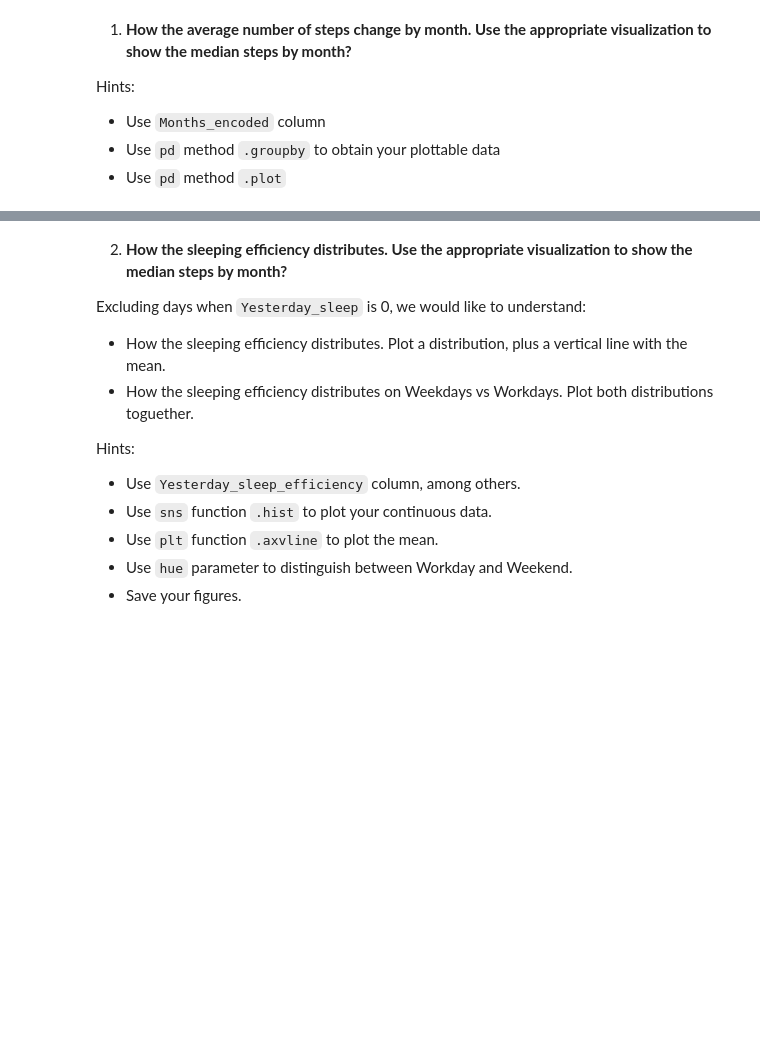
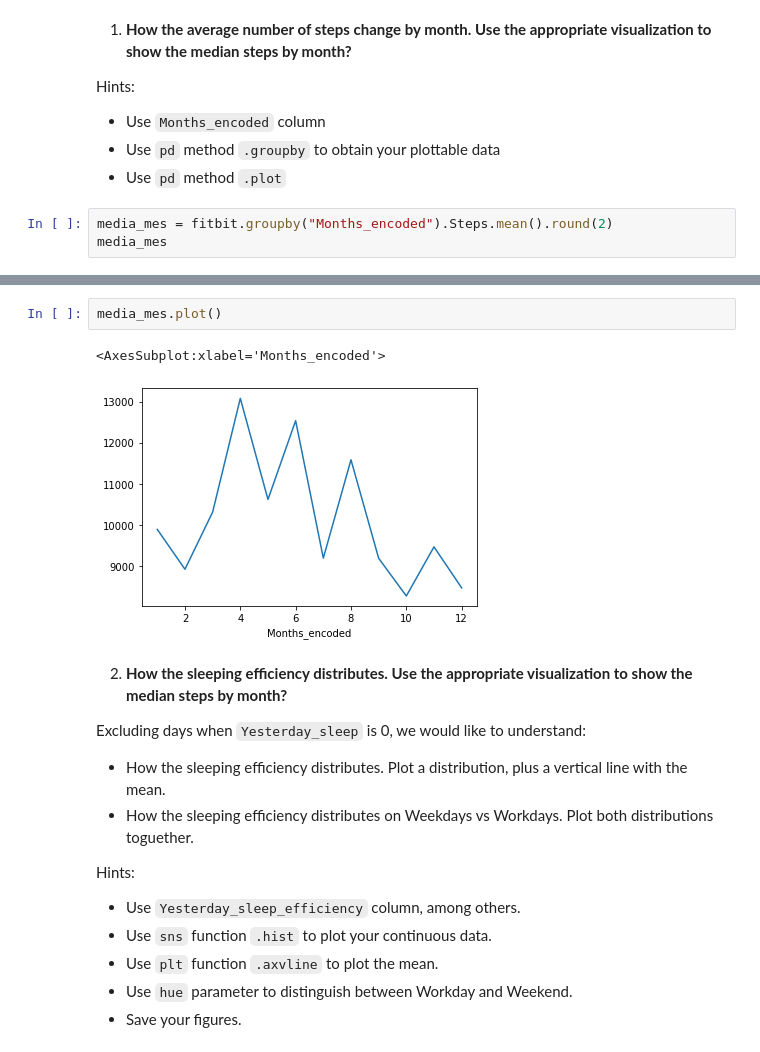
Before and after one commit to Ironhack-Data-Madrid-Marzo-2021/lab-visualization-extra, a Jupyter notebook: our_code.ipynb, the cells around one changed output, grey strips where cells are left out. Cells and saved outputs as stored; diff of their text form; blank space fills up the shorter version.

```diff
--- a/our_code.ipynb
+++ b/our_code.ipynb
@@ -35,3 +35,6 @@ Hints:
 - Use `Months_encoded` column
 - Use `pd` method `.groupby` to obtain your plottable data
 - Use `pd` method `.plot`
+# %%
+media_mes = fitbit.groupby("Months_encoded").Steps.mean().round(2)
+media_mes
@@ -38,3 +56,8 @@ Hints:
+# %%
+media_mes.plot()
+# %% [output]
+<AxesSubplot:xlabel='Months_encoded'>
+[figure, added]
 # %% [markdown]
 2. **How the sleeping efficiency distributes. Use the appropriate visualization to show the median steps by month?**
 
```
Also changed, not shown: parts of 6 cells of this notebook.
